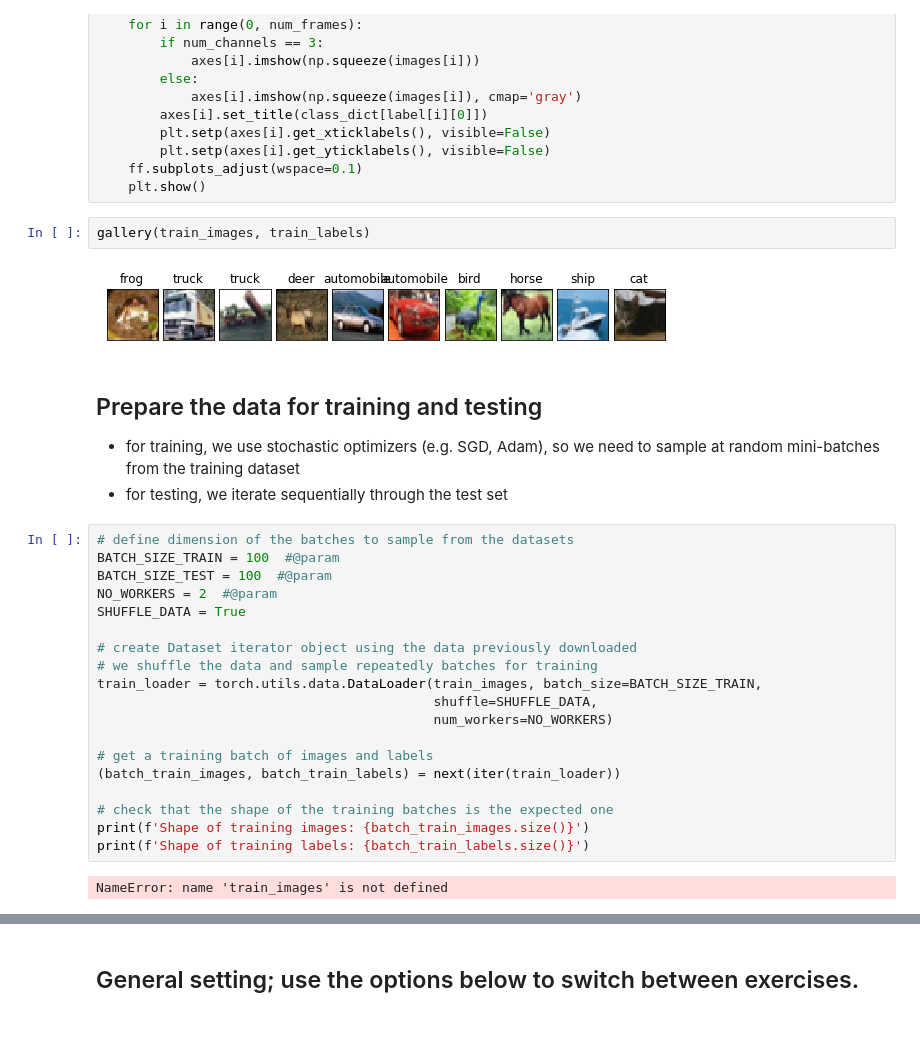
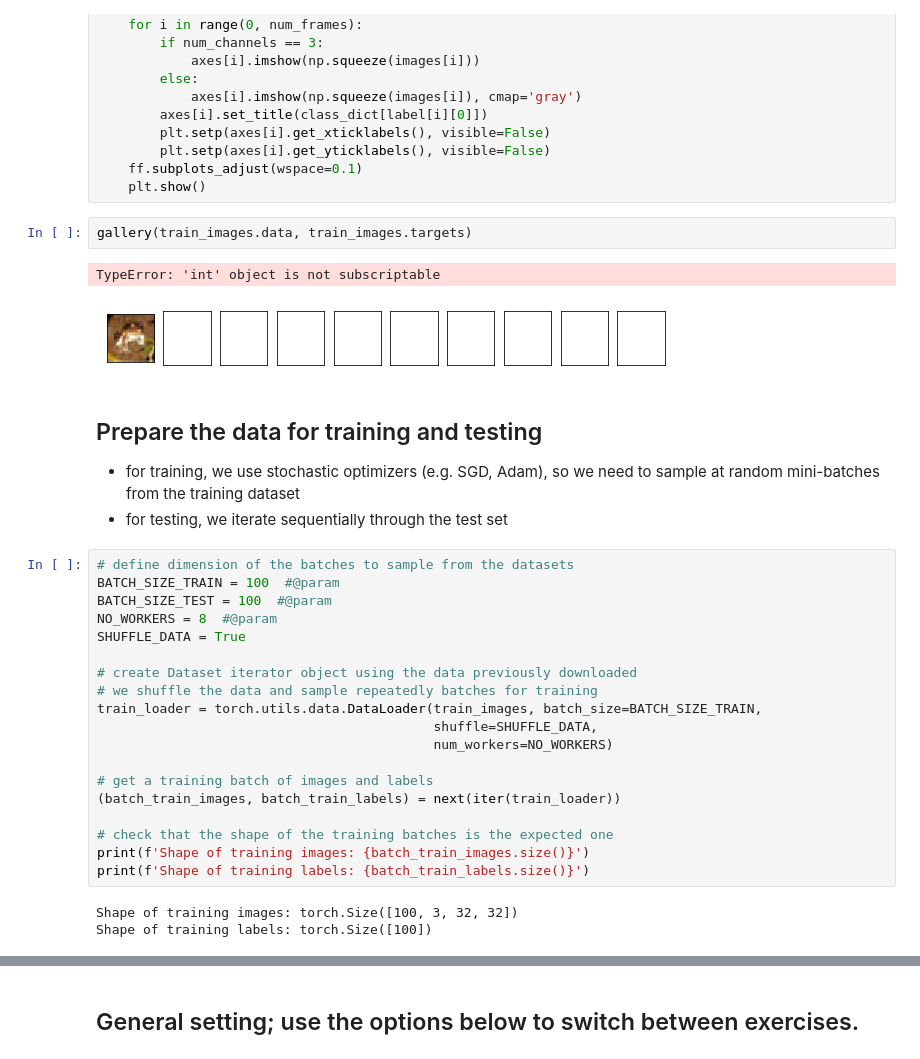
Before and after one commit to asorici/NN-labs, a Jupyter notebook: Lab3-CNN/CNN.ipynb, the cells around one changed output, grey strips where cells are left out. Cells and saved outputs as stored; diff of their text form; blank space fills up the shorter version.

```diff
--- a/Lab3-CNN/CNN.ipynb
+++ b/Lab3-CNN/CNN.ipynb
@@ -138,9 +138,10 @@ def gallery(images, label, title='Input images'):
     ff.subplots_adjust(wspace=0.1)
     plt.show()
 # %%
-gallery(train_images, train_labels)
+gallery(train_images.data, train_images.targets)
 # %% [output]
+TypeError: 'int' object is not subscriptable
-[figure, old version]
+[figure, new version]
 # %% [markdown]
 ## Prepare the data for training and testing
 * for training, we use stochastic optimizers (e.g. SGD, Adam), so we need to sample at random mini-batches from the training dataset
@@ -149,7 +150,7 @@ gallery(train_images, train_labels)
 # define dimension of the batches to sample from the datasets
 BATCH_SIZE_TRAIN = 100  #@param
 BATCH_SIZE_TEST = 100  #@param
-NO_WORKERS = 2  #@param
+NO_WORKERS = 8  #@param
 SHUFFLE_DATA = True
 
 # create Dataset iterator object using the data previously downloaded
@@ -165,7 +166,8 @@ train_loader = torch.utils.data.DataLoader(train_images, batch_size=BATCH_SIZE_T
 print(f'Shape of training images: {batch_train_images.size()}')
 print(f'Shape of training labels: {batch_train_labels.size()}')
 # %% [output]
-NameError: name 'train_images' is not defined
+Shape of training images: torch.Size([100, 3, 32, 32])
+Shape of training labels: torch.Size([100])
 # %%
 # we do the same for test dataset
 test_loader = torch.utils.data.DataLoader(test_images, batch_size=BATCH_SIZE_TRAIN,
```
Also changed, not shown: parts of 13 cells of this notebook.
